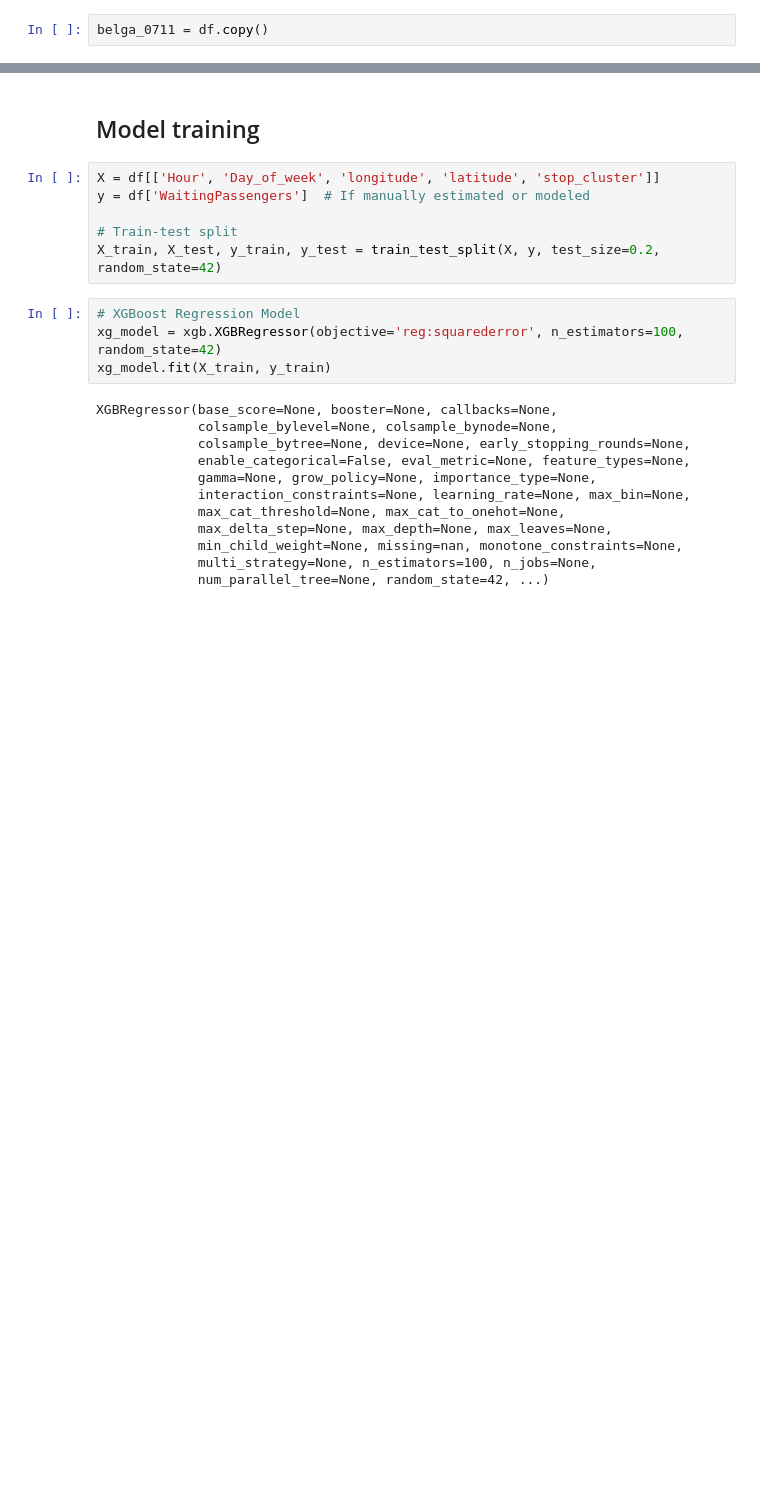
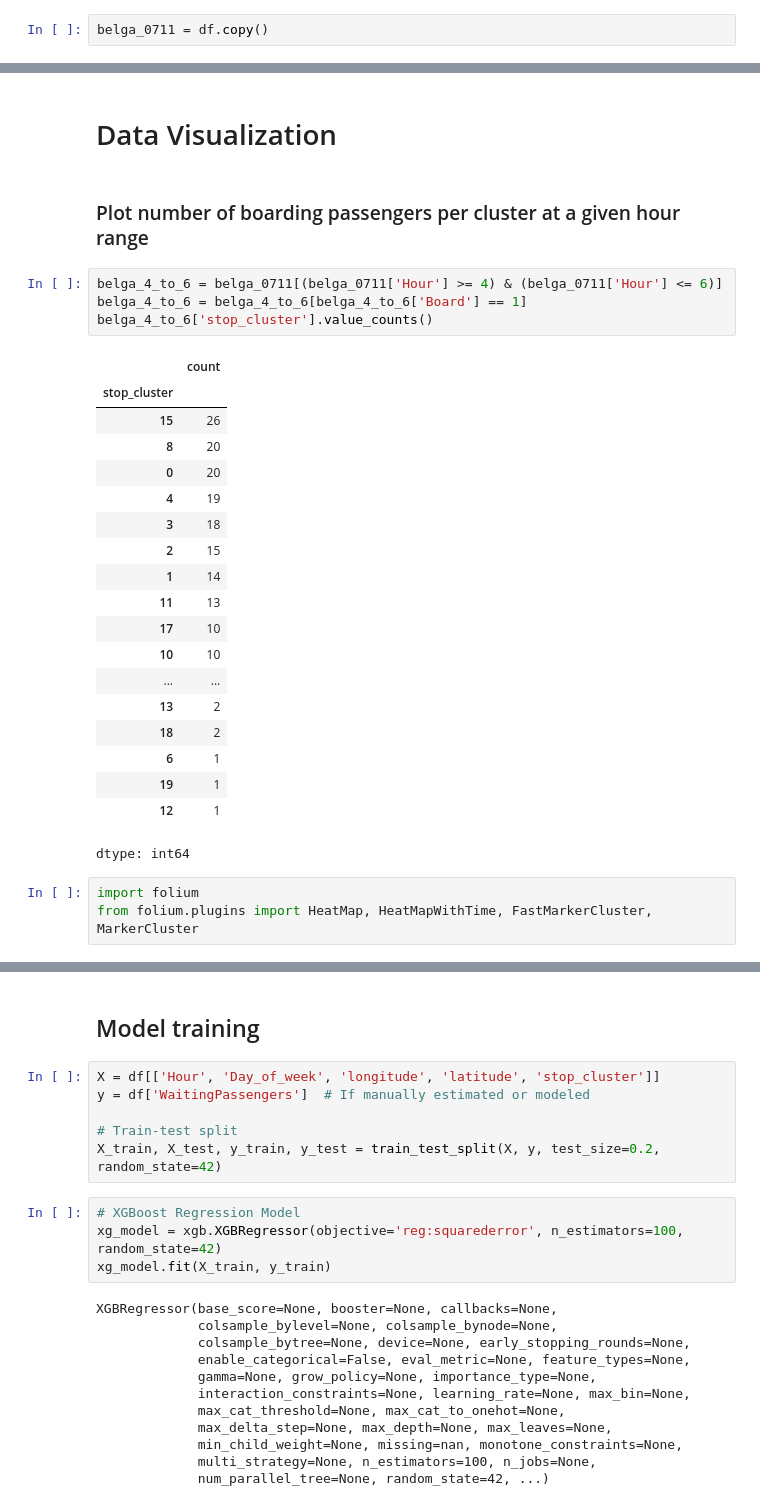
Before and after one commit to machiwao/pjdsc-optima-prime-sakayan-express, a Jupyter notebook: SakayanExpress_DemandMapping.ipynb, the cells around one changed output, grey strips where cells are left out. Drawn from its saved outputs; the diff is of its cells as text; blank space fills up the shorter version.

Commit message:
visualized boarding passengers at a given station for a given time range

```diff
--- a/SakayanExpress_DemandMapping.ipynb
+++ b/SakayanExpress_DemandMapping.ipynb
@@ -425,0 +443,31 @@ belga_0711 = df.copy()
+# %% [markdown]
+# Data Visualization
+# %% [markdown]
+### Plot number of boarding passengers per cluster at a given hour range
+# %%
+belga_4_to_6 = belga_0711[(belga_0711['Hour'] >= 4) & (belga_0711['Hour'] <= 6)]
+belga_4_to_6 = belga_4_to_6[belga_4_to_6['Board'] == 1]
+belga_4_to_6['stop_cluster'].value_counts()
+# %% [output]
+|  | count |
+| stop_cluster |  |
+| 15 | 26 |
+| 8 | 20 |
+| 0 | 20 |
+| 4 | 19 |
+| 3 | 18 |
+| 2 | 15 |
+| 1 | 14 |
+| 11 | 13 |
+| 17 | 10 |
+| 10 | 10 |
+| ... | ... |
+| 13 | 2 |
+| 18 | 2 |
+| 6 | 1 |
+| 19 | 1 |
+| 12 | 1 |
+dtype: int64
+# %%
+import folium
+from folium.plugins import HeatMap, HeatMapWithTime, FastMarkerCluster, MarkerCluster
```
Also changed, not shown: parts of 7 cells of this notebook.
